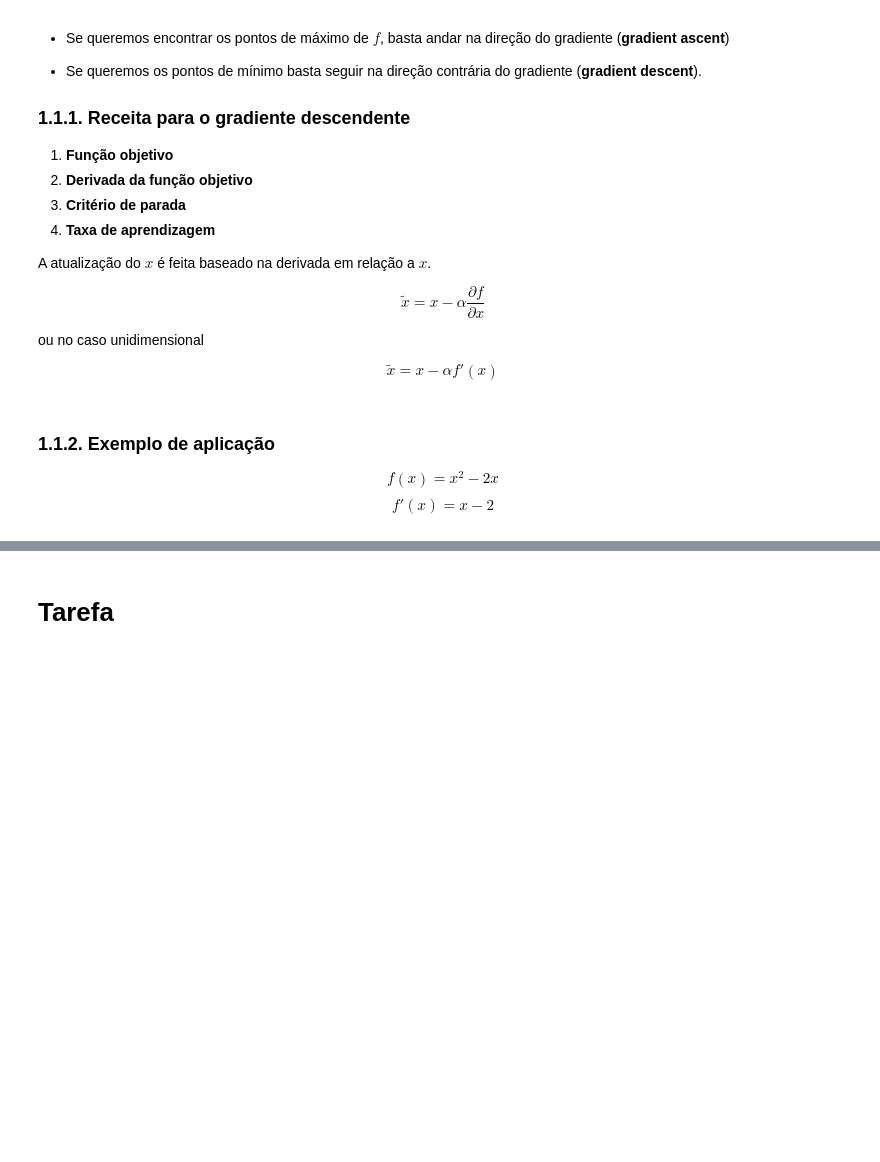
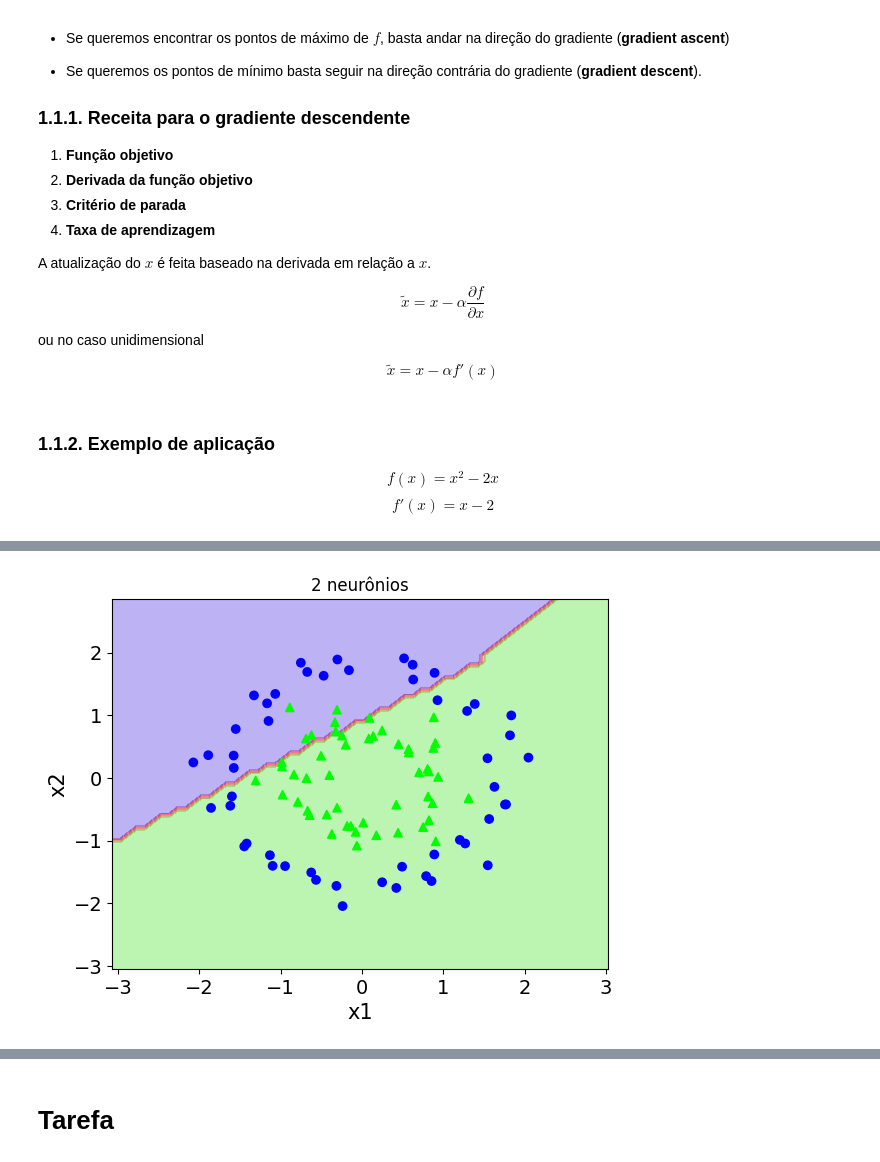
Before and after one commit to smastelini/eng-soft-ml-uel, a Jupyter notebook: aula-6.ipynb, the cells around one changed output, grey strips where cells are left out. Saved outputs shown, nothing was run; the diff lists cells and outputs as text; code cells hidden in the pictures; blank space fills up the shorter version.

```diff
--- a/aula-6.ipynb
+++ b/aula-6.ipynb
@@ -222,0 +514,6 @@ fig.show()
+# %%
+plot_decision_boundaries(X, y, MLPClassifier(hidden_layer_sizes = (2), max_iter = 5000, random_state = 42))
+plt.title("2 neurônios")
+plt.show()
+# %% [output]
+[figure, added]
```
Also changed, not shown: parts of 64 cells of this notebook, 3 other files.
